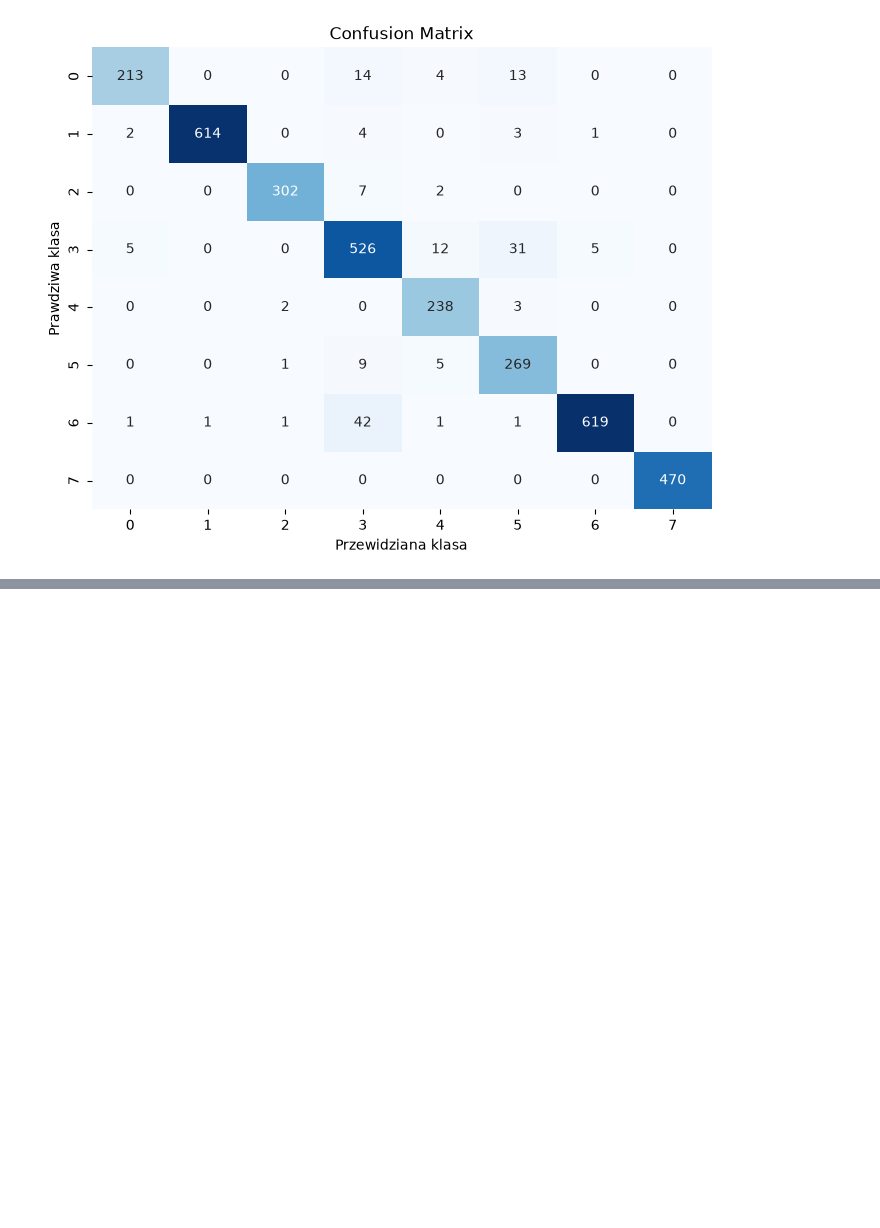
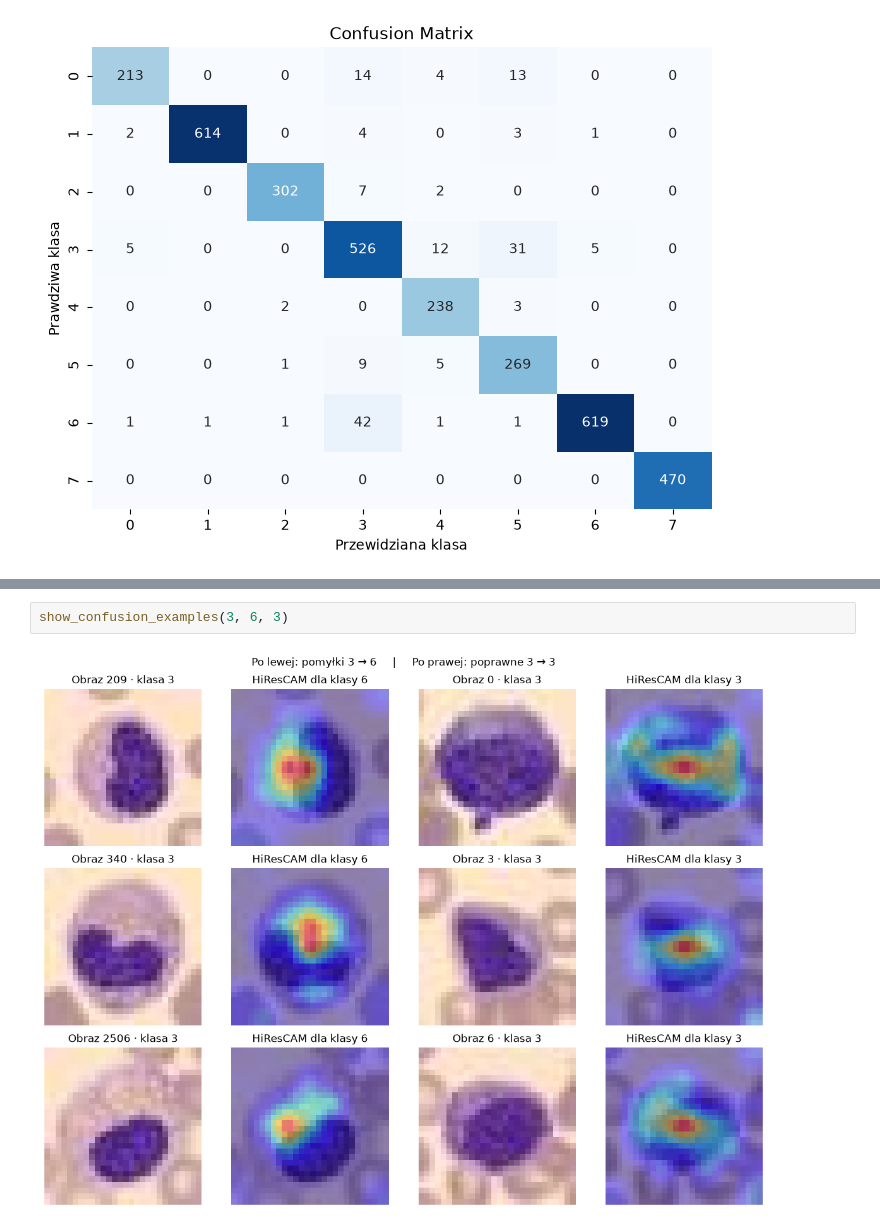
Before and after one commit to juliet2112/Rekrutacja-AI-Med-2026-2027, a Jupyter notebook: Zadanie-2A/Rozwiązanie-2A.ipynb, the cells around one changed output, grey strips where cells are left out. Cells and saved outputs as stored; diff of their text form; blank space fills up the shorter version.

```diff
--- a/Zadanie-2A/Rozwiązanie-2A.ipynb
+++ b/Zadanie-2A/Rozwiązanie-2A.ipynb
@@ -538,0 +517,4 @@ Zapisz kod, wyniki, wykresy i uzasadnienia w tym notatniku. Podaj użyte źród
+# %%
+show_confusion_examples(3, 6, 3)
+# %% [output]
+[figure, added]
```
Also changed, not shown: parts of 41 cells of this notebook, 1 other file.
